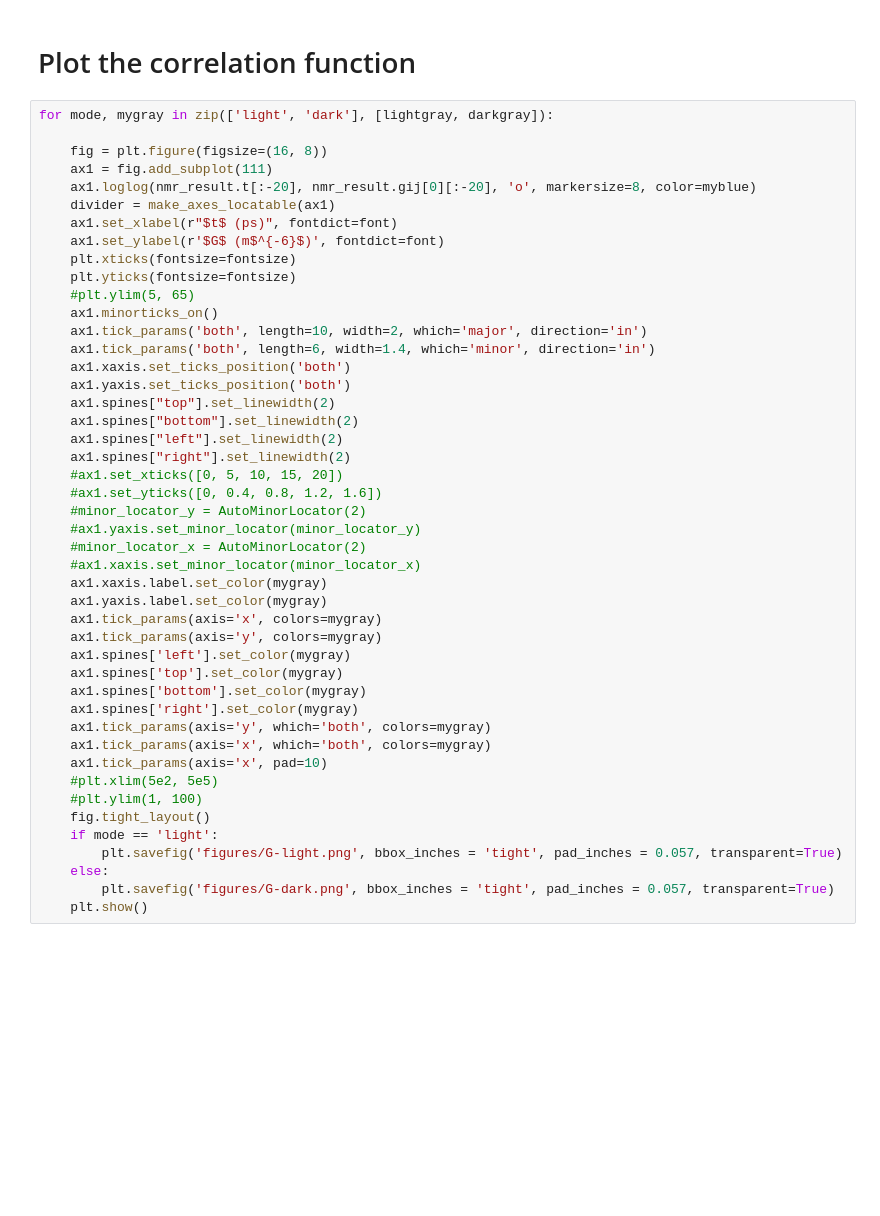
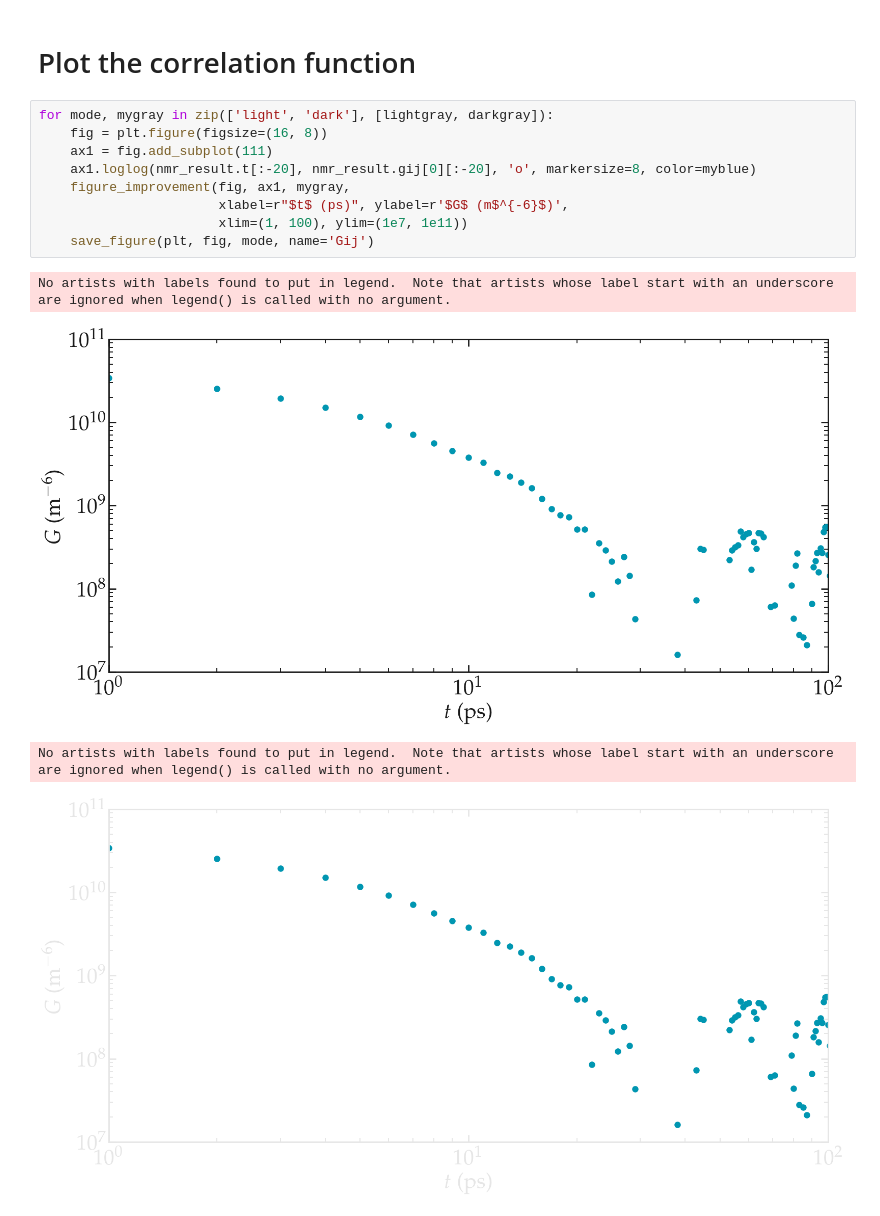
Before and after one commit to simongravelle/nmrformd, a Jupyter notebook: examples/bulk-water/analysis.ipynb, the cells around one changed output. Drawn from its saved outputs; the diff is of its cells as text; blank space fills up the shorter version.

```diff
--- a/examples/bulk-water/analysis.ipynb
+++ b/examples/bulk-water/analysis.ipynb
@@ -105,48 +129,16 @@ for mode, mygray in zip(['light', 'dark'], [lightgray, darkgray]):
 # %% [markdown]
 # Plot the correlation function
-# %%
-for mode, mygray in zip(['light', 'dark'], [lightgray, darkgray]):
-
-    fig = plt.figure(figsize=(16, 8))
-    ax1 = fig.add_subplot(111)
-    ax1.loglog(nmr_result.t[:-20], nmr_result.gij[0][:-20], 'o', markersize=8, color=myblue)
-    divider = make_axes_locatable(ax1)
-    ax1.set_xlabel(r"$t$ (ps)", fontdict=font)
-    ax1.set_ylabel(r'$G$ (m$^{-6}$)', fontdict=font)
-    plt.xticks(fontsize=fontsize)
-    plt.yticks(fontsize=fontsize)
-    #plt.ylim(5, 65)
-    ax1.minorticks_on()
-    ax1.tick_params('both', length=10, width=2, which='major', direction='in')
-    ax1.tick_params('both', length=6, width=1.4, which='minor', direction='in')
-    ax1.xaxis.set_ticks_position('both')
-    ax1.yaxis.set_ticks_position('both')
-    ax1.spines["top"].set_linewidth(2)
-    ax1.spines["bottom"].set_linewidth(2)
-    ax1.spines["left"].set_linewidth(2)
-    ax1.spines["right"].set_linewidth(2)
-    #ax1.set_xticks([0, 5, 10, 15, 20])
-    #ax1.set_yticks([0, 0.4, 0.8, 1.2, 1.6])
-    #minor_locator_y = AutoMinorLocator(2)
-    #ax1.yaxis.set_minor_locator(minor_locator_y)
-    #minor_locator_x = AutoMinorLocator(2)
-    #ax1.xaxis.set_minor_locator(minor_locator_x)
-    ax1.xaxis.label.set_color(mygray)
-    ax1.yaxis.label.set_color(mygray)
-    ax1.tick_params(axis='x', colors=mygray)
-    ax1.tick_params(axis='y', colors=mygray)
-    ax1.spines['left'].set_color(mygray)
-    ax1.spines['top'].set_color(mygray)
-    ax1.spines['bottom'].set_color(mygray)
-    ax1.spines['right'].set_color(mygray)
-    ax1.tick_params(axis='y', which='both', colors=mygray)
-    ax1.tick_params(axis='x', which='both', colors=mygray)
-    ax1.tick_params(axis='x', pad=10)
-    #plt.xlim(5e2, 5e5)
-    #plt.ylim(1, 100)
-    fig.tight_layout()
-    if mode == 'light':
-        plt.savefig('figures/G-light.png', bbox_inches = 'tight', pad_inches = 0.057, transparent=True)
-    else:
-        plt.savefig('figures/G-dark.png', bbox_inches = 'tight', pad_inches = 0.057, transparent=True)
-    plt.show()
+# %%
+for mode, mygray in zip(['light', 'dark'], [lightgray, darkgray]):
+    fig = plt.figure(figsize=(16, 8))
+    ax1 = fig.add_subplot(111)
+    ax1.loglog(nmr_result.t[:-20], nmr_result.gij[0][:-20], 'o', markersize=8, color=myblue)
+    figure_improvement(fig, ax1, mygray,
+                       xlabel=r"$t$ (ps)", ylabel=r'$G$ (m$^{-6}$)',
+                       xlim=(1, 100), ylim=(1e7, 1e11))
+    save_figure(plt, fig, mode, name='Gij')
+# %% [output]
+No artists with labels found to put in legend.  Note that artists whose label start with an underscore are ignored when legend() is called with no argument.
+[figure, added]
+No artists with labels found to put in legend.  Note that artists whose label start with an underscore are ignored when legend() is called with no argument.
+[figure, added]
```
Also changed, not shown: parts of 14 cells of this notebook, 1 other file.
